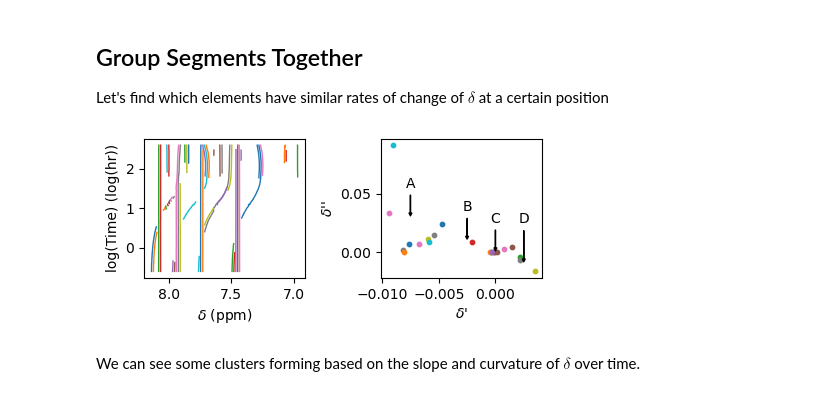
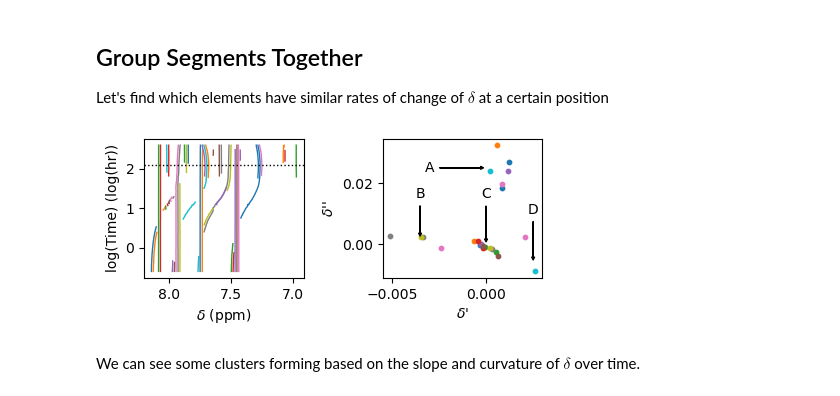
Before and after one commit to AD-SDL/nmr-peak-tracking, a Jupyter notebook: 1_track-peaks-across-frames.ipynb, the cells around one changed output. Cells and saved outputs as stored; diff of their text form; code cells hidden in the pictures.

```diff
--- a/1_track-peaks-across-frames.ipynb
+++ b/1_track-peaks-across-frames.ipynb
@@ -105,7 +105,7 @@ It does succeed in getting peaks which move over time, but we don't get the the
 ## Group Segments Together
 Let's find which elements have similar rates of change of $\delta$ at a certain position
 # %%
-target_frame = 200
+target_frame = 215
 # %%
 track_data = []
 frame_time = frame_data.loc[target_frame]['time_hr']
@@ -130,28 +130,32 @@ track_data = pd.DataFrame(track_data)
 # %%
 fig, axs = plt.subplots(1, 2, figsize=(4.5, 2.))
 
 for i, track in track_data.iterrows():
     axs[1].scatter([track['delta_vel']], [track['delta_acc']], s=10)
 
     group = peak_data.query(f'particle=={i}')
     axs[0].plot(group['offset'], np.log10(group['time_hr']), '-', lw=1.)
 
 axs[1].set_xlabel('$\delta$\'')
 axs[1].set_ylabel('$\delta$\'\'')
 
 axs[0].set_xlim(axs[0].get_xlim()[::-1])
 axs[0].set_xlabel('$\delta$ (ppm)')
 axs[0].set_ylabel('log(Time) (log(hr))')
 
+# Put the chosen time
+axs[0].plot(ax.get_xlim(), np.log10([frame_time] * 2), 'k:', lw=1)
+
+# Annotate the clusters
 arrowprops=dict(facecolor='black', shrink=0.05, width=0.1, headwidth=2, headlength=2)
-axs[1].annotate('C', xy=(0, 0.), xytext=(-0., 0.025), arrowprops=arrowprops, ha='center')
-axs[1].annotate('D', xy=(0.0025, -0.01), xytext=(0.0025, 0.025), arrowprops=arrowprops, ha='center')
-axs[1].annotate('B', xy=(-0.0025, 0.01), xytext=(-0.0025, 0.035), arrowprops=arrowprops, ha='center')
-axs[1].annotate('A', xy=(-0.0075, 0.03), xytext=(-0.0075, 0.055), arrowprops=arrowprops, ha='center')
+axs[1].annotate('D', xy=(0.0025, -0.006), xytext=(0.0025, 0.01), arrowprops=arrowprops, ha='center')
+axs[1].annotate('C', xy=(0, 0.), xytext=(-0., 0.015), arrowprops=arrowprops, ha='center')
+axs[1].annotate('B', xy=(-0.0035, 0.002), xytext=(-0.0035, 0.015), arrowprops=arrowprops, ha='center')
+axs[1].annotate('A', xy=(0.0, 0.025), xytext=(-0.003, 0.025), arrowprops=arrowprops, ha='center', va='center')
 
 fig.tight_layout(pad=0.5)
 fig.savefig('figures/compare-derivatives.png', dpi=320)
 # %% [output]
-[figure, old version]
+[figure, new version]
 # %% [markdown]
 We can see some clusters forming based on the slope and curvature of $\delta$ over time.
```
Also changed, not shown: 1 other file.
